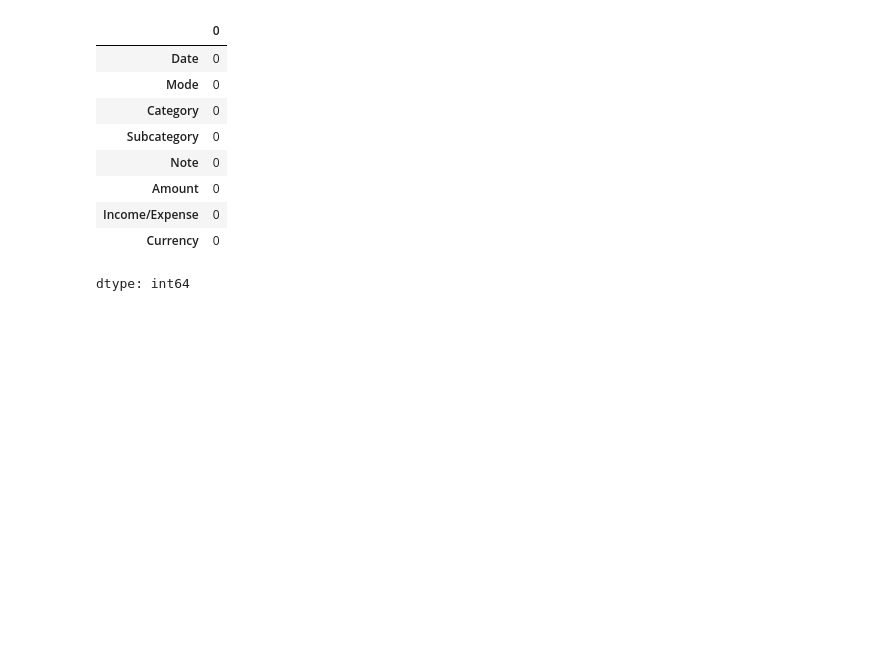
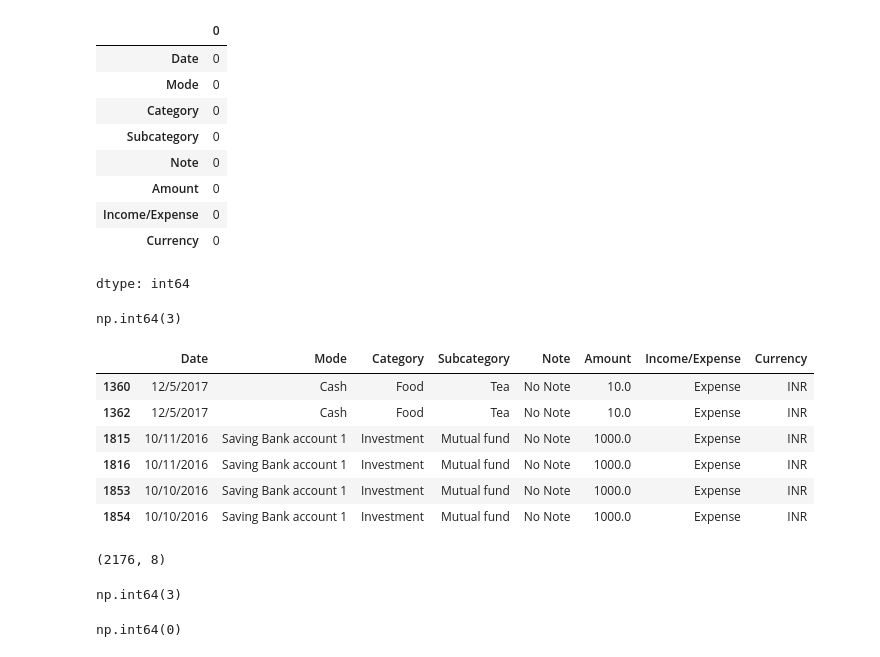
Before and after one commit to kailashchaudhary-p/Daily-Expense-Analyzer, a Jupyter notebook: Daily_Expense_Analyzer.ipynb, the cells around one changed output. Saved outputs shown, nothing was run; the diff lists cells and outputs as text; code cells hidden in the pictures; blank space fills up the shorter version.

```diff
--- a/Daily_Expense_Analyzer.ipynb
+++ b/Daily_Expense_Analyzer.ipynb
@@ -236,3 +236,25 @@ expense_df.isnull().sum()
 | Income/Expense | 0 |
 | Currency | 0 |
 dtype: int64
+# %%
+expense_df.duplicated().sum()
+# %% [output]
+np.int64(3)
+# %%
+expense_df[expense_df.duplicated(keep=False)]
+# %% [output]
+|  | Date | Mode | Category | Subcategory | Note | Amount | Income/Expense | Currency |
+| 1360 | 12/5/2017 | Cash | Food | Tea | No Note | 10.0 | Expense | INR |
+| 1362 | 12/5/2017 | Cash | Food | Tea | No Note | 10.0 | Expense | INR |
+| 1815 | 10/11/2016 | Saving Bank account 1 | Investment | Mutual fund | No Note | 1000.0 | Expense | INR |
+| 1816 | 10/11/2016 | Saving Bank account 1 | Investment | Mutual fund | No Note | 1000.0 | Expense | INR |
+| 1853 | 10/10/2016 | Saving Bank account 1 | Investment | Mutual fund | No Note | 1000.0 | Expense | INR |
+| 1854 | 10/10/2016 | Saving Bank account 1 | Investment | Mutual fund | No Note | 1000.0 | Expense | INR |
+# %%
+expense_df.shape
+# %% [output]
+(2176, 8)
+# %%
+expense_df.duplicated().sum()
+# %% [output]
+np.int64(3)
@@ -238,0 +263,4 @@ dtype: int64
+# %%
+expense_df.duplicated().sum()
+# %% [output]
+np.int64(0)
```
Also changed, not shown: parts of 1 cell of this notebook.
